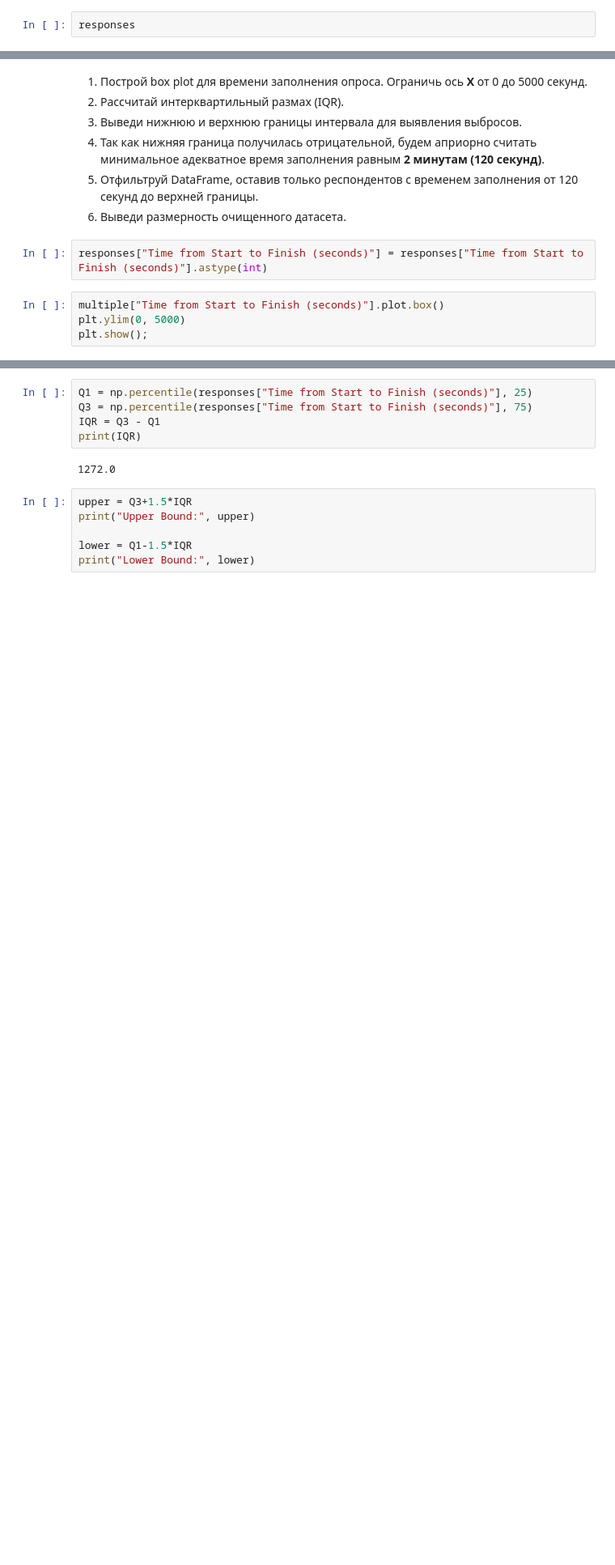
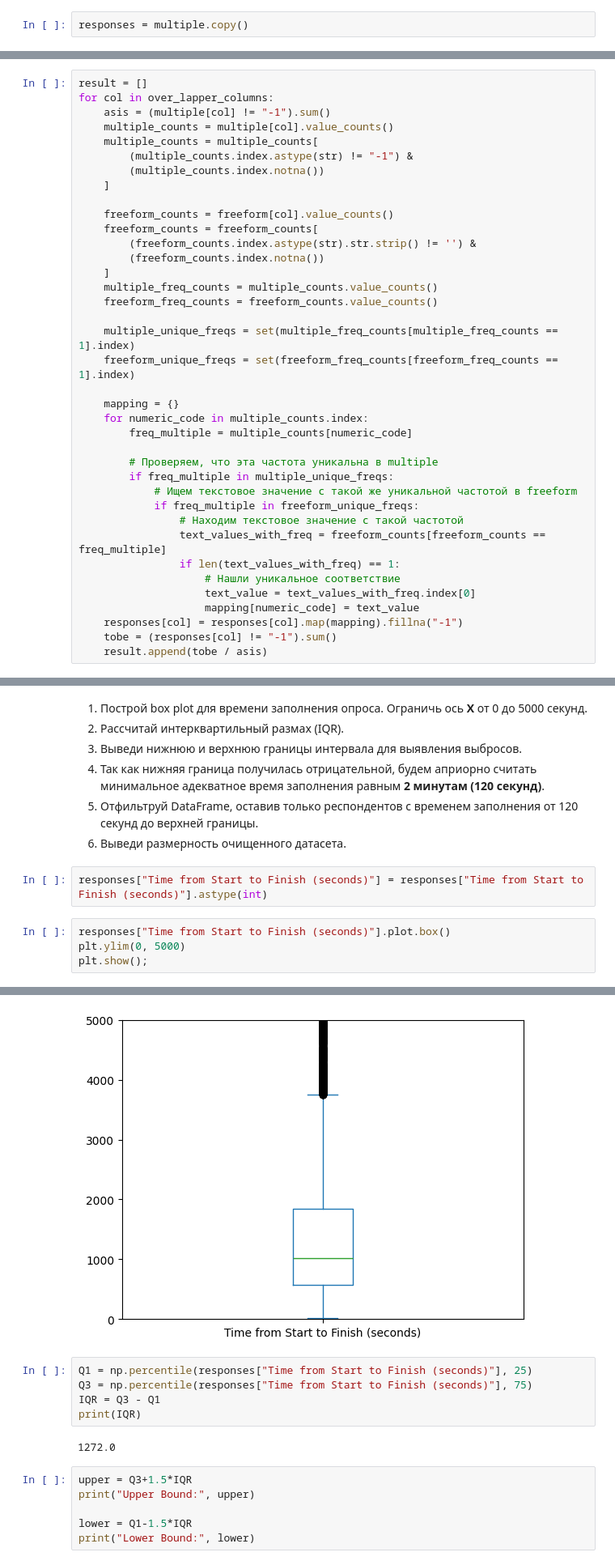
Before and after one commit to KhubbatulinMark/sber-21-rudn, a Jupyter notebook: solutions/03-assignment-solution.ipynb, the cells around one changed output, grey strips where cells are left out. Shown: that part at 81% size. Saved outputs shown, nothing was run; the diff lists cells and outputs as text; blank space fills up the shorter version.

```diff
--- a/solutions/03-assignment-solution.ipynb
+++ b/solutions/03-assignment-solution.ipynb
@@ -303,2 +170,2 @@ name2question["Q38_Part_20"]
 # %%
-responses
+responses = multiple.copy()
@@ -318,0 +172,38 @@ responses
+# %%
+result = []
+for col in over_lapper_columns:
+    asis = (multiple[col] != "-1").sum()
+    multiple_counts = multiple[col].value_counts()
+    multiple_counts = multiple_counts[
+        (multiple_counts.index.astype(str) != "-1") &
+        (multiple_counts.index.notna())
+    ]
+
+    freeform_counts = freeform[col].value_counts()
+    freeform_counts = freeform_counts[
+        (freeform_counts.index.astype(str).str.strip() != '') &
+        (freeform_counts.index.notna())
+    ]
+    multiple_freq_counts = multiple_counts.value_counts()
+    freeform_freq_counts = freeform_counts.value_counts()
+
+    multiple_unique_freqs = set(multiple_freq_counts[multiple_freq_counts == 1].index)
+    freeform_unique_freqs = set(freeform_freq_counts[freeform_freq_counts == 1].index)
+
+    mapping = {}
+    for numeric_code in multiple_counts.index:
+        freq_multiple = multiple_counts[numeric_code]
+
+        # Проверяем, что эта частота уникальна в multiple
+        if freq_multiple in multiple_unique_freqs:
+            # Ищем текстовое значение с такой же уникальной частотой в freeform
+            if freq_multiple in freeform_unique_freqs:
+                # Находим текстовое значение с такой частотой
+                text_values_with_freq = freeform_counts[freeform_counts == freq_multiple]
+                if len(text_values_with_freq) == 1:
+                    # Нашли уникальное соответствие
+                    text_value = text_values_with_freq.index[0]
+                    mapping[numeric_code] = text_value
+    responses[col] = responses[col].map(mapping).fillna("-1")
+    tobe = (responses[col] != "-1").sum()
+    result.append(tobe / asis)
@@ -443,7 +343,7 @@ $$IQR = Q3 - Q1$$
 # %%
 responses["Time from Start to Finish (seconds)"] = responses["Time from Start to Finish (seconds)"].astype(int)
 # %%
-multiple["Time from Start to Finish (seconds)"].plot.box()
+responses["Time from Start to Finish (seconds)"].plot.box()
 plt.ylim(0, 5000)
 plt.show();
 # %% [output]
@@ -451,3 +350,4 @@ TypeError: no numeric data to plot
+[figure, added]
 # %%
 Q1 = np.percentile(responses["Time from Start to Finish (seconds)"], 25)
 Q3 = np.percentile(responses["Time from Start to Finish (seconds)"], 75)
```
Also changed, not shown: parts of 29 cells of this notebook, 2 other files.
